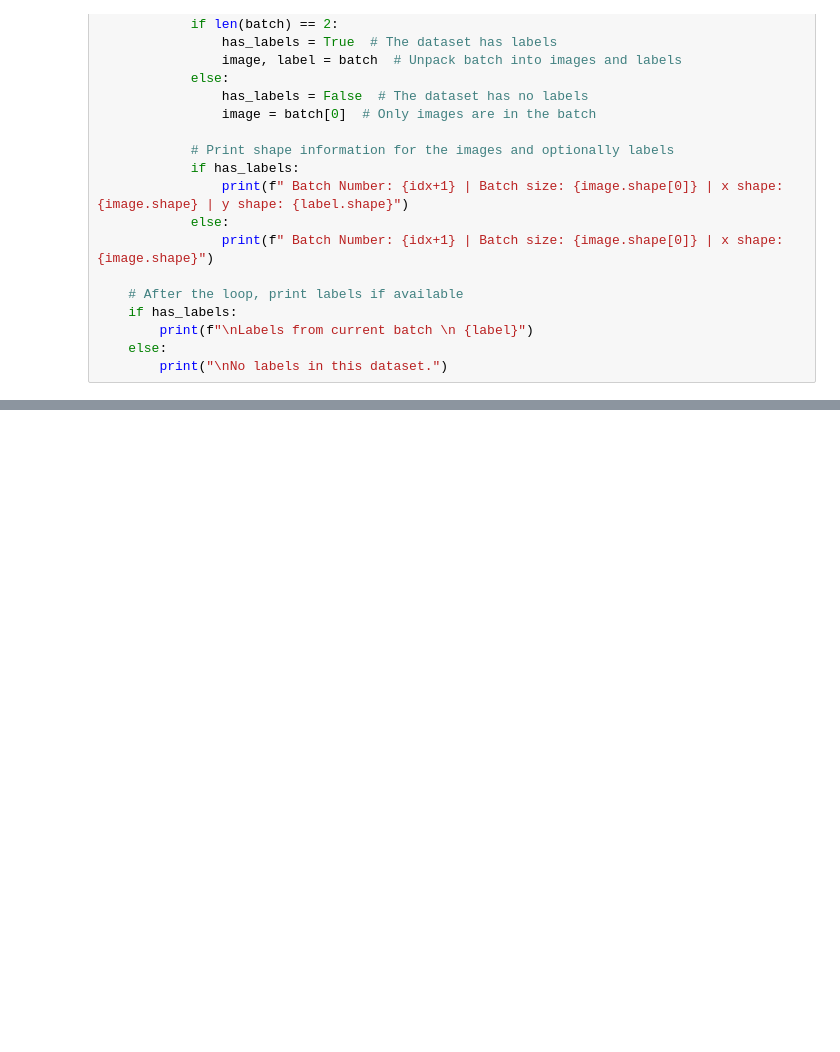
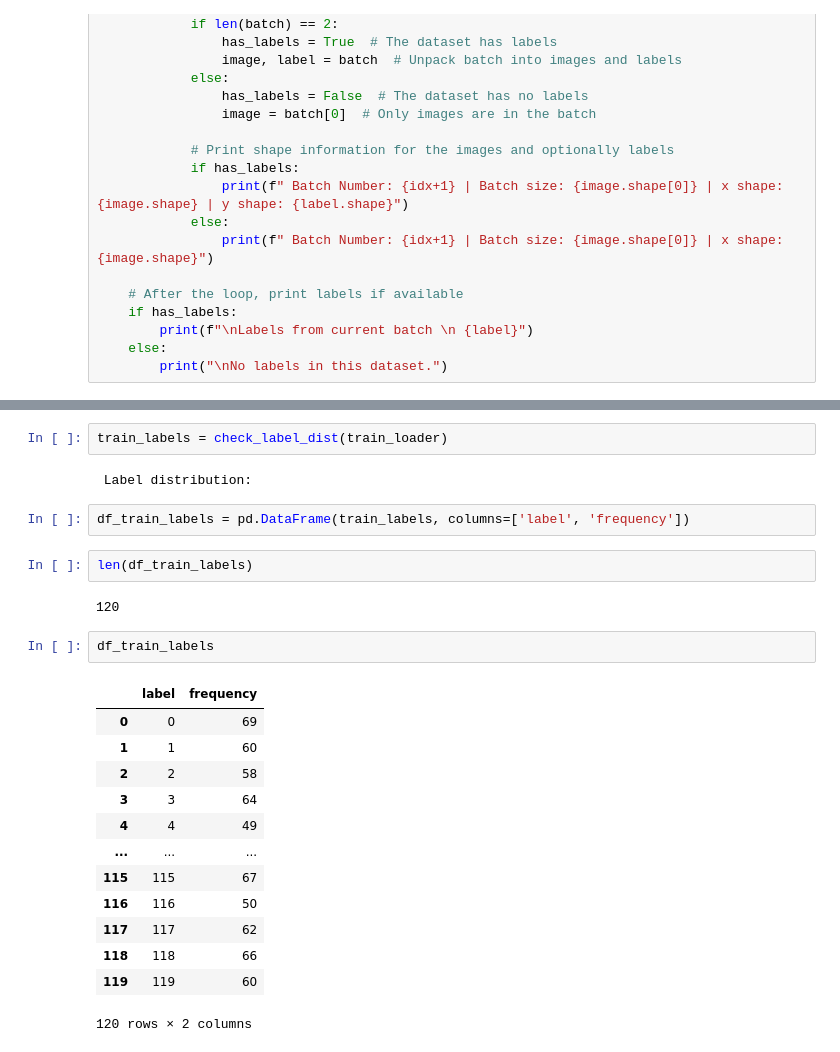
Before and after one commit to harikrishnad1997/BUAN_6382_Applied_DeepLearning, a Jupyter notebook: Class/Class - 3/4_ImageDatasets_DataLaoders.ipynb, the cells around one changed output, grey strips where cells are left out. Drawn from its saved outputs; the diff is of its cells as text; blank space fills up the shorter version.

```diff
--- a/Class/Class - 3/4_ImageDatasets_DataLaoders.ipynb
+++ b/Class/Class - 3/4_ImageDatasets_DataLaoders.ipynb
@@ -772,0 +1217,26 @@ No labels in this dataset.
+# %%
+train_labels = check_label_dist(train_loader)
+# %% [output]
+ Label distribution:
+# %%
+df_train_labels = pd.DataFrame(train_labels, columns=['label', 'frequency'])
+# %%
+len(df_train_labels)
+# %% [output]
+120
+# %%
+df_train_labels
+# %% [output]
+|  | label | frequency |
+| 0 | 0 | 69 |
+| 1 | 1 | 60 |
+| 2 | 2 | 58 |
+| 3 | 3 | 64 |
+| 4 | 4 | 49 |
+| ... | ... | ... |
+| 115 | 115 | 67 |
+| 116 | 116 | 50 |
+| 117 | 117 | 62 |
+| 118 | 118 | 66 |
+| 119 | 119 | 60 |
+120 rows × 2 columns
```
Also changed, not shown: parts of 88 cells of this notebook, 14 other files.
